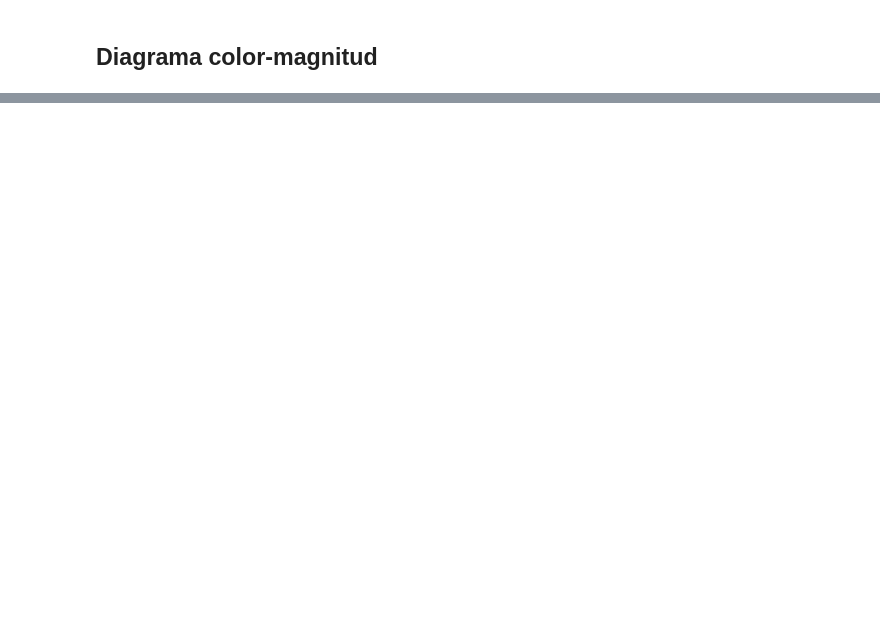
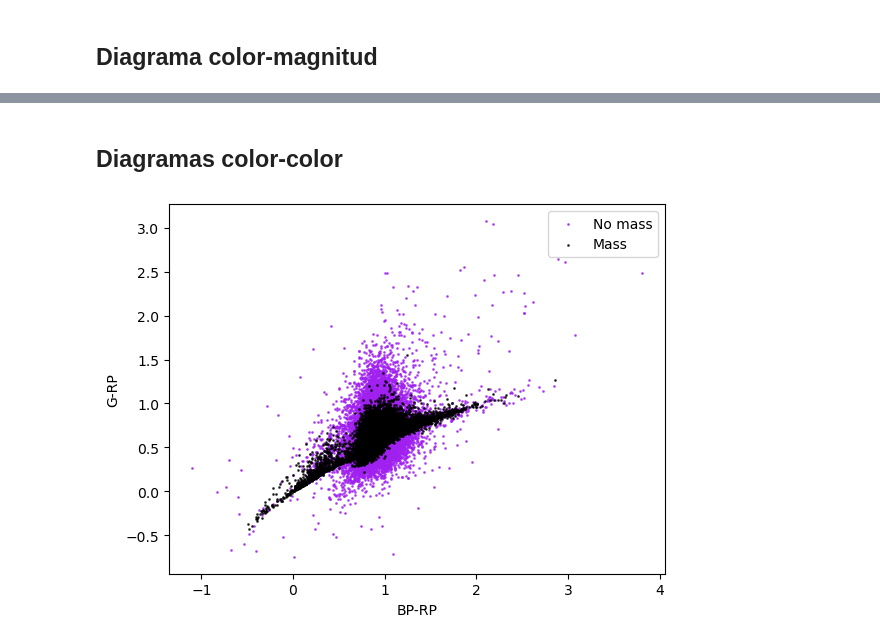
Before and after one commit to bejacore/trabajo-de-grado, a Jupyter notebook: notebooks/02-calculo_masas.ipynb, the cells around one changed output, grey strips where cells are left out. Drawn from its saved outputs; the diff is of its cells as text; code cells hidden in the pictures; blank space fills up the shorter version.

```diff
--- a/notebooks/02-calculo_masas.ipynb
+++ b/notebooks/02-calculo_masas.ipynb
@@ -120,0 +134,23 @@ plt.show()
+# %% [markdown]
+## Diagramas color-color
+# %%
+ax_no_mass = cluster_members_no_mass.plot.scatter(
+    x='BP-RP',
+    y='G-RP',
+    s=1,
+    c='#A020F0',
+    alpha=0.7,
+    label='No mass'
+)
+
+ax_mass = cluster_members_mass.plot.scatter(
+    x='BP-RP',
+    y='G-RP',
+    s=1,
+    c='000',
+    alpha=0.7,
+    label='Mass',
+    ax=ax_no_mass
+)
+# %% [output]
+[figure, added]
```
Also changed, not shown: parts of 4 cells of this notebook.
